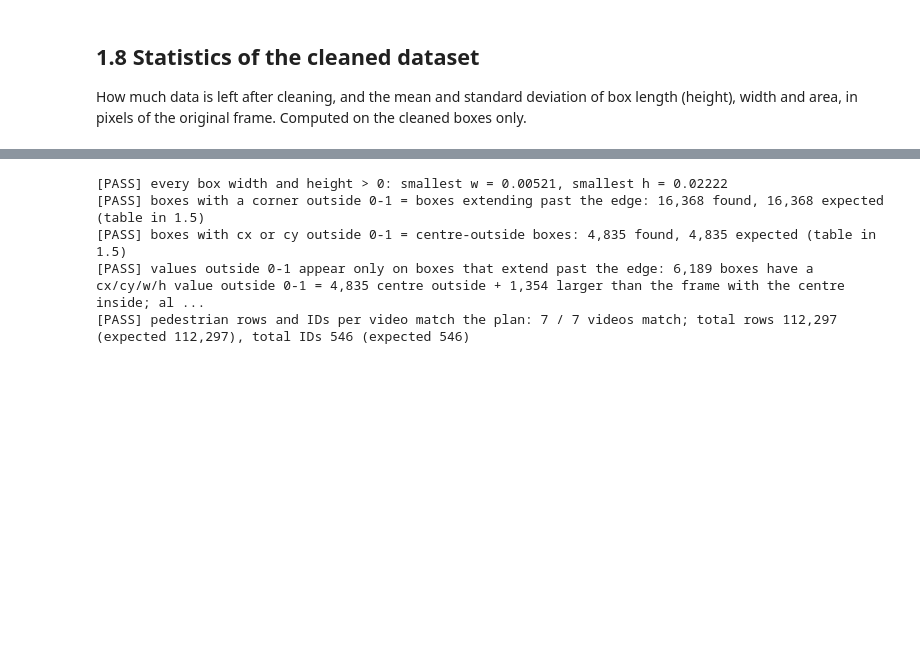
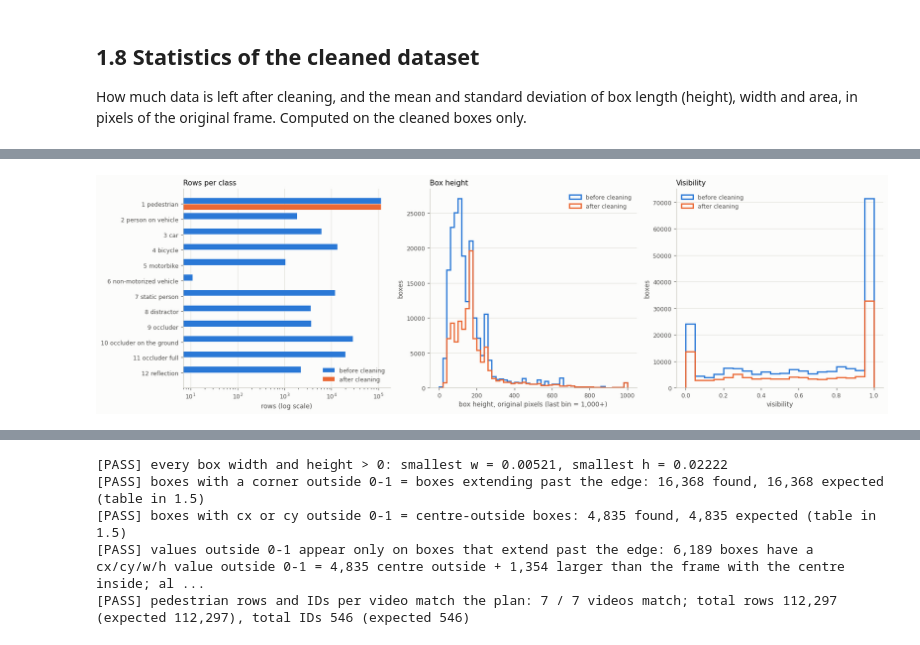
Before and after one commit to Rowan-gne/APS360-2026-Multi-Object-Tracking-Project, a Jupyter notebook: MOT17/MOT17/Exploratory data analysis.ipynb, the cells around one changed output, grey strips where cells are left out. Cells and saved outputs as stored; diff of their text form; code cells hidden in the pictures; blank space fills up the shorter version.

```diff
--- a/MOT17/MOT17/Exploratory data analysis.ipynb
+++ b/MOT17/MOT17/Exploratory data analysis.ipynb
@@ -418,6 +646,7 @@ for v in gt_videos.itertuples():
                        **{rule: int(rules[rule].sum()) for rule in rules.columns}})
 
 gt_all = pd.concat(gt_tables, ignore_index=True)
+gt_before_cleaning = gt_all.copy()   # every readable gt.txt row, before any cleaning (for the before/after statistics in 1.8)
 gt_check = pd.DataFrame(check_rows)
 display(gt_check)
 print(f"Rows read: {sum(gt_raw_counts.values()):,} | invalid rows: {gt_check['invalid_rows'].sum()} (expected 0)")
@@ -890,0 +1229,60 @@ Writes `frames.csv`, `boxes.csv`, `stats.csv`, `problems.csv` and `data_report.m
+# %%
+# Figure: what cleaning removes. Blue = before cleaning, orange = after cleaning (same colours in every panel).
+BEFORE, AFTER = "#2a78d6", "#eb6834"
+INK, INK_2, GRID, AXIS = "#0b0b0b", "#52514e", "#e1e0d9", "#c3c2b7"
+
+fig, axes = plt.subplots(1, 3, figsize=(17, 5.2), facecolor="#fcfcfb")
+for ax in axes:
+    ax.set_facecolor("#fcfcfb")
+    ax.grid(axis="x" if ax is axes[0] else "y", color=GRID, linewidth=0.8)
+    ax.set_axisbelow(True)
+    for side in ["top", "right"]:
+        ax.spines[side].set_visible(False)
+    for side in ["left", "bottom"]:
+        ax.spines[side].set_color(AXIS)
+    ax.tick_params(colors=INK_2, labelsize=9)
+
+# 1. Rows per class: cleaning keeps only class 1 (pedestrian) with use = 1.
+counts = pd.DataFrame({"before": gt_before_cleaning["class"].value_counts(),
+                       "after": ped["class"].value_counts()}).fillna(0).sort_index(ascending=False)
+labels = [f"{c} {CLASS_NAMES.get(c, '?')}" for c in counts.index]
+y = np.arange(len(counts))
+axes[0].barh(y + 0.2, counts["before"], height=0.38, color=BEFORE, label="before cleaning")
+axes[0].barh(y - 0.2, counts["after"], height=0.38, color=AFTER, label="after cleaning")
+axes[0].set_yticks(y, labels)
+axes[0].set_xscale("log")
+axes[0].set_xlabel("rows (log scale)", color=INK_2)
+axes[0].set_title("Rows per class", color=INK, loc="left", fontsize=11)
+
+# 2. Box height (original pixels). Heights above 1,000 px are counted in the last bin.
+bins = np.arange(0, 1020, 20)
+for rows, colour, label in [(gt_before_cleaning, BEFORE, "before cleaning"), (ped, AFTER, "after cleaning")]:
+    axes[1].hist(rows["height"].clip(upper=1000), bins=bins, histtype="step", linewidth=2, color=colour, label=label)
+axes[1].set_xlabel("box height, original pixels (last bin = 1,000+)", color=INK_2)
+axes[1].set_ylabel("boxes", color=INK_2)
+axes[1].set_title("Box height", color=INK, loc="left", fontsize=11)
+
+# 3. Visibility (0 = completely hidden, 1 = fully visible).
+bins = np.linspace(0, 1, 21)
+for rows, colour, label in [(gt_before_cleaning, BEFORE, "before cleaning"), (ped, AFTER, "after cleaning")]:
+    axes[2].hist(rows["visibility"], bins=bins, histtype="step", linewidth=2, color=colour, label=label)
+axes[2].set_xlabel("visibility", color=INK_2)
+axes[2].set_ylabel("boxes", color=INK_2)
+axes[2].set_title("Visibility", color=INK, loc="left", fontsize=11)
+
+for ax in axes:
+    ax.legend(frameon=False, fontsize=9, labelcolor=INK_2)
+plt.tight_layout()
+plt.savefig(OUTPUT_FIGURES / "before_after_cleaning.png", dpi=120, facecolor=fig.get_facecolor())
+plt.show()
+
+report["1.8 Statistics before and after cleaning"] = "\n\n".join([
+    "Before = every readable gt.txt row (all classes, scored or not); after = the kept pedestrian boxes (boxes.csv). "
+    "Sizes are in original pixels; standard deviations are sample standard deviations (ddof=1). "
+    "Full per-video table: stats_before_after.csv. Figure: outputs/figures/before_after_cleaning.png.",
+    md_table(before_after[["group", "stage", "frames", "boxes", "object_ids", "classes", "boxes_per_frame", "scored_pct"]]),
+    md_table(before_after[["group", "stage", "height_mean", "height_std", "width_mean", "width_std", "area_mean",
+                           "area_std", "visibility_mean", "visibility_0_pct", "past_edge_pct"]], decimals=2),
+])
+# %% [output]
+[figure, added]
```
Also changed, not shown: parts of 38 cells of this notebook, 3 other files.
